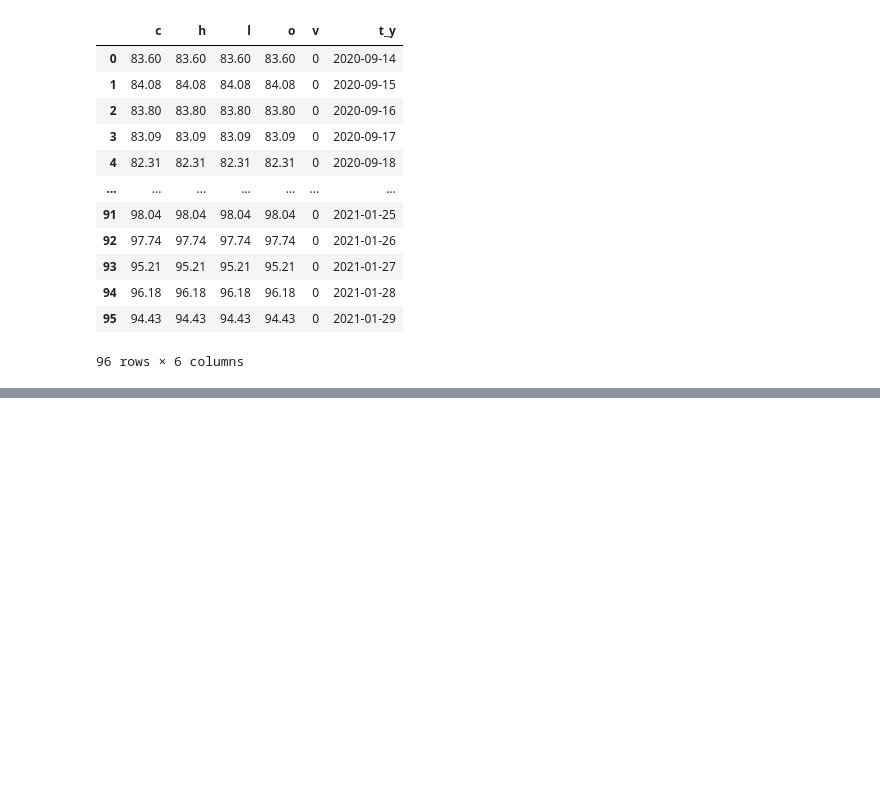
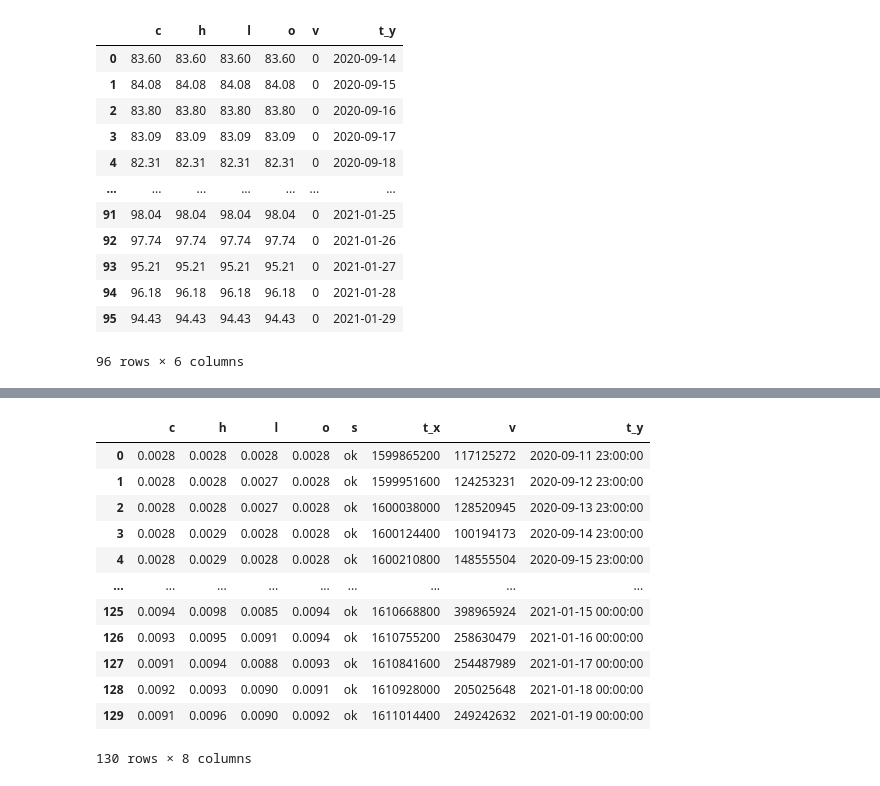
Before and after one commit to cmcoder9/Shortease, a Jupyter notebook: main.ipynb, the cells around one changed output, grey strips where cells are left out. Drawn from its saved outputs; the diff is of its cells as text; code cells hidden in the pictures; blank space fills up the shorter version.

```diff
--- a/main.ipynb
+++ b/main.ipynb
@@ -193,0 +263,3 @@ S_P_update
+# %%
+res5 = finnhub_client.stock_candles('DOGE-USD', 'D', 1599886800, 1612159200)
+print(res5)
@@ -193,0 +268,4 @@ S_P_update
+# %%
+#Convert to Pandas Dataframe
+DOGE= pd.DataFrame(res5)
+DOGE
@@ -193,0 +286,4 @@ S_P_update
+# %%
+Time_clean5 = pd.to_datetime(DOGE.t, unit = "s")
+Clean5 = pd.to_datetime(Time_clean5).dt.date
+Clean5
@@ -193,0 +303,17 @@ S_P_update
+# %%
+DOGE_update = pd.merge(DOGE, Time_clean5, left_index = True, right_index = True)
+DOGE_update
+# %% [output]
+|  | c | h | l | o | s | t_x | v | t_y |
+| 0 | 0.0028 | 0.0028 | 0.0028 | 0.0028 | ok | 1599865200 | 117125272 | 2020-09-11 23:00:00 |
+| 1 | 0.0028 | 0.0028 | 0.0027 | 0.0028 | ok | 1599951600 | 124253231 | 2020-09-12 23:00:00 |
+| 2 | 0.0028 | 0.0028 | 0.0027 | 0.0028 | ok | 1600038000 | 128520945 | 2020-09-13 23:00:00 |
+| 3 | 0.0028 | 0.0029 | 0.0028 | 0.0028 | ok | 1600124400 | 100194173 | 2020-09-14 23:00:00 |
+| 4 | 0.0028 | 0.0029 | 0.0028 | 0.0028 | ok | 1600210800 | 148555504 | 2020-09-15 23:00:00 |
+| ... | ... | ... | ... | ... | ... | ... | ... | ... |
+| 125 | 0.0094 | 0.0098 | 0.0085 | 0.0094 | ok | 1610668800 | 398965924 | 2021-01-15 00:00:00 |
+| 126 | 0.0093 | 0.0095 | 0.0091 | 0.0094 | ok | 1610755200 | 258630479 | 2021-01-16 00:00:00 |
+| 127 | 0.0091 | 0.0094 | 0.0088 | 0.0093 | ok | 1610841600 | 254487989 | 2021-01-17 00:00:00 |
+| 128 | 0.0092 | 0.0093 | 0.0090 | 0.0091 | ok | 1610928000 | 205025648 | 2021-01-18 00:00:00 |
+| 129 | 0.0091 | 0.0096 | 0.0090 | 0.0092 | ok | 1611014400 | 249242632 | 2021-01-19 00:00:00 |
+130 rows × 8 columns
```
Also changed, not shown: parts of 21 cells of this notebook.
